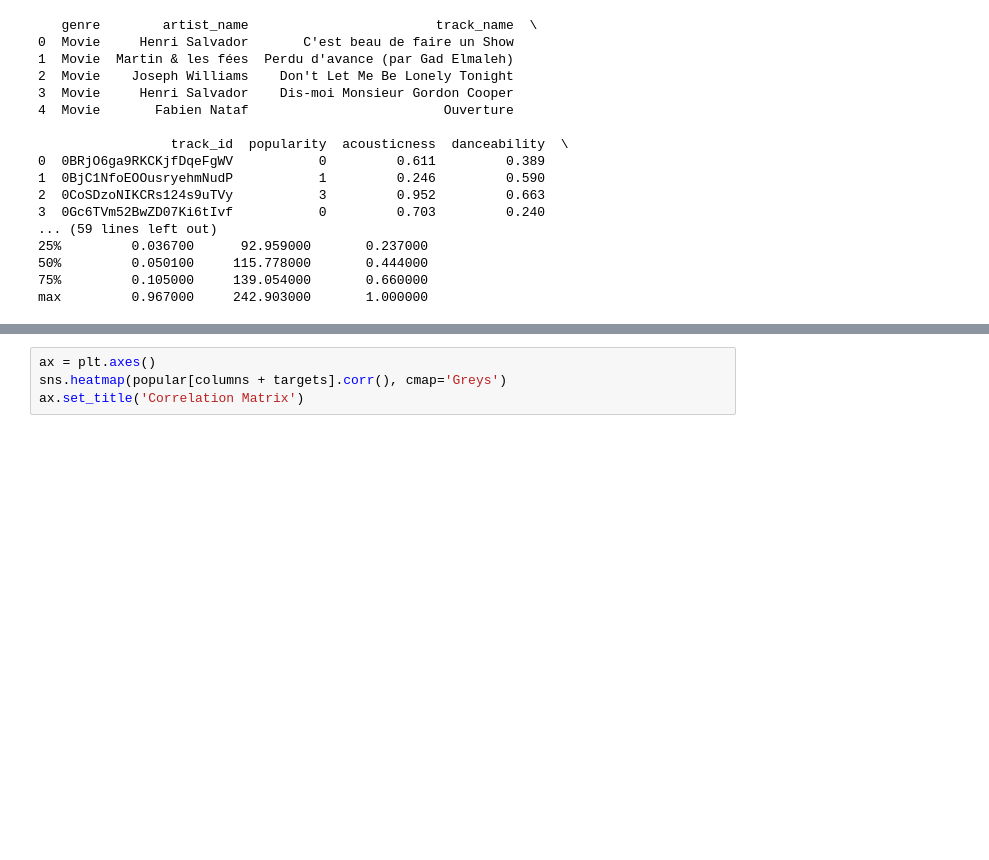
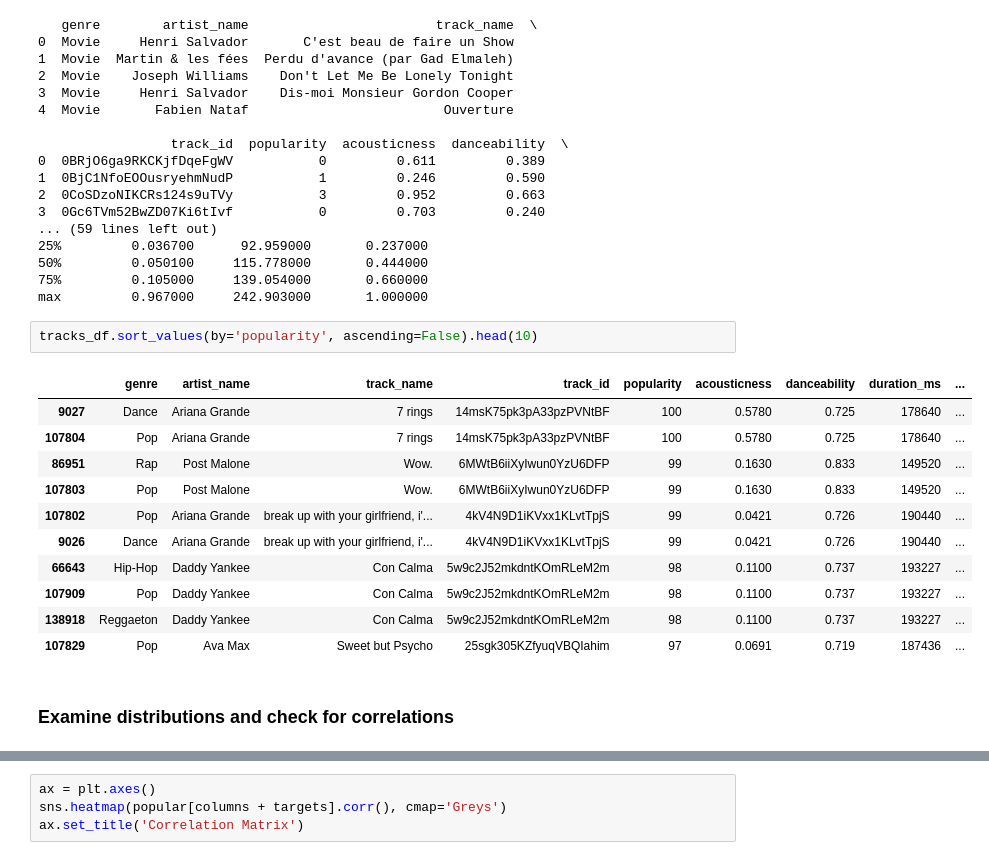
Before and after one commit to bsmalling/DS-Practice, a Jupyter notebook: Spotify.ipynb, the cells around one changed output, grey strips where cells are left out. Cells and saved outputs as stored; diff of their text form; blank space fills up the shorter version.

```diff
--- a/Spotify.ipynb
+++ b/Spotify.ipynb
@@ -27,6 +31,22 @@ print(tracks_df.describe())
 50%         0.050100     115.778000       0.444000
 75%         0.105000     139.054000       0.660000
 max         0.967000     242.903000       1.000000
+# %%
+tracks_df.sort_values(by='popularity', ascending=False).head(10)
+# %% [output]
+|  | genre | artist_name | track_name | track_id | popularity | acousticness | danceability | duration_ms | ... |
+| 9027 | Dance | Ariana Grande | 7 rings | 14msK75pk3pA33pzPVNtBF | 100 | 0.5780 | 0.725 | 178640 | ... |
+| 107804 | Pop | Ariana Grande | 7 rings | 14msK75pk3pA33pzPVNtBF | 100 | 0.5780 | 0.725 | 178640 | ... |
+| 86951 | Rap | Post Malone | Wow. | 6MWtB6iiXyIwun0YzU6DFP | 99 | 0.1630 | 0.833 | 149520 | ... |
+| 107803 | Pop | Post Malone | Wow. | 6MWtB6iiXyIwun0YzU6DFP | 99 | 0.1630 | 0.833 | 149520 | ... |
+| 107802 | Pop | Ariana Grande | break up with your girlfriend, i'... | 4kV4N9D1iKVxx1KLvtTpjS | 99 | 0.0421 | 0.726 | 190440 | ... |
+| 9026 | Dance | Ariana Grande | break up with your girlfriend, i'... | 4kV4N9D1iKVxx1KLvtTpjS | 99 | 0.0421 | 0.726 | 190440 | ... |
+| 66643 | Hip-Hop | Daddy Yankee | Con Calma | 5w9c2J52mkdntKOmRLeM2m | 98 | 0.1100 | 0.737 | 193227 | ... |
+| 107909 | Pop | Daddy Yankee | Con Calma | 5w9c2J52mkdntKOmRLeM2m | 98 | 0.1100 | 0.737 | 193227 | ... |
+| 138918 | Reggaeton | Daddy Yankee | Con Calma | 5w9c2J52mkdntKOmRLeM2m | 98 | 0.1100 | 0.737 | 193227 | ... |
+| 107829 | Pop | Ava Max | Sweet but Psycho | 25sgk305KZfyuqVBQIahim | 97 | 0.0691 | 0.719 | 187436 | ... |
+# %% [markdown]
+### Examine distributions and check for correlations
 # %%
 targets = ['popularity']
 columns = 'acousticness danceability energy instrumentalness liveness loudness speechiness tempo valence'.split()
```
Also changed, not shown: parts of 14 cells of this notebook.
